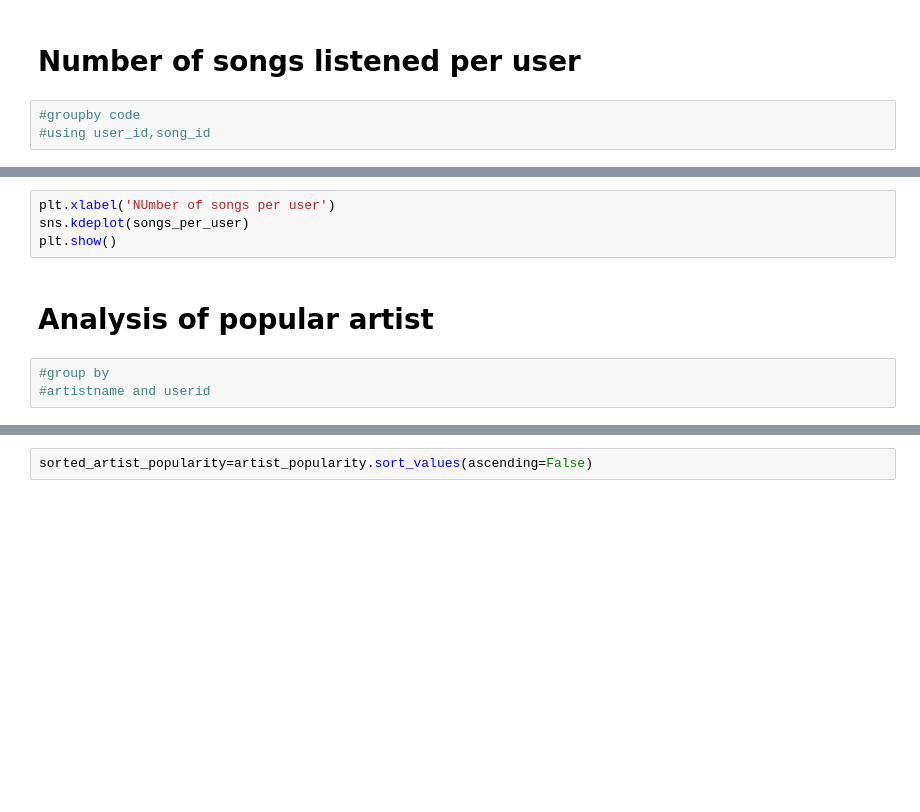
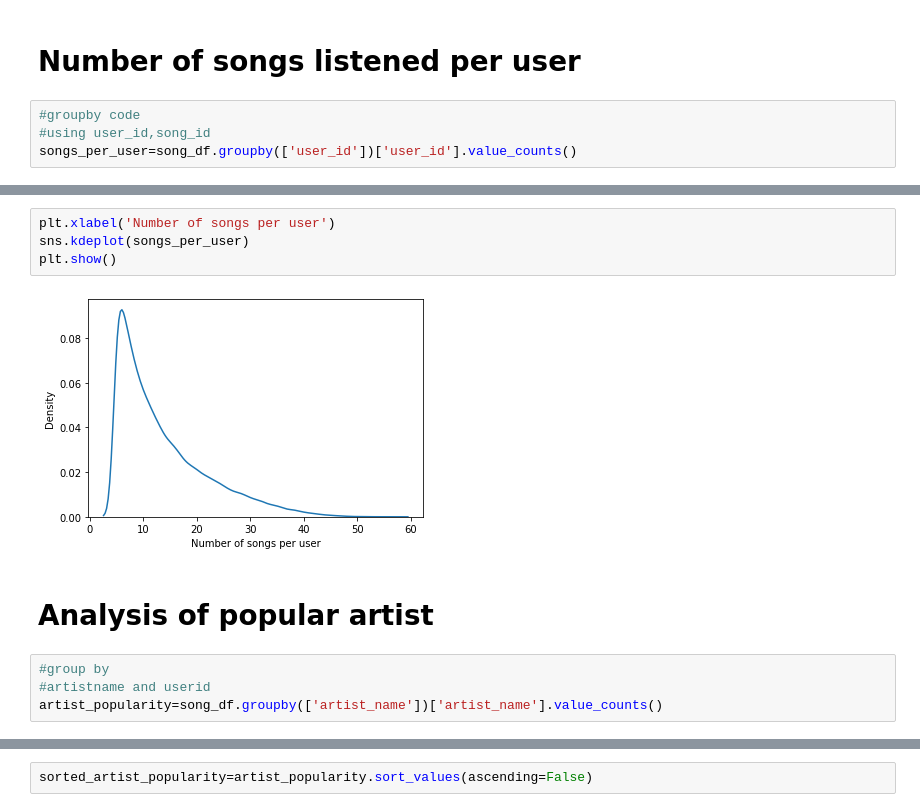
Before and after one commit to charithcherry/Innomatics_Internship_APR_21, a Jupyter notebook: Recommender System/Music_Rec_Sys.ipynb, the cells around one changed output, grey strips where cells are left out. Saved outputs shown, nothing was run; the diff lists cells and outputs as text; blank space fills up the shorter version.

```diff
--- a/Recommender System/Music_Rec_Sys.ipynb
+++ b/Recommender System/Music_Rec_Sys.ipynb
@@ -182,3 +192,4 @@ song_df.describe()
 # %%
 #groupby code
 #using user_id,song_id
+songs_per_user=song_df.groupby(['user_id'])['user_id'].value_counts()
@@ -191,11 +244,14 @@ songs_per_user.describe()
 # %%
-plt.xlabel('NUmber of songs per user')
+plt.xlabel('Number of songs per user')
 sns.kdeplot(songs_per_user)
 plt.show()
+# %% [output]
+[figure, added]
 # %% [markdown]
 # Analysis of popular artist
 # %%
 #group by
 #artistname and userid
+artist_popularity=song_df.groupby(['artist_name'])['artist_name'].value_counts()
 # %%
 artist_popularity.sort_values().head()
```
Also changed, not shown: parts of 52 cells of this notebook.
